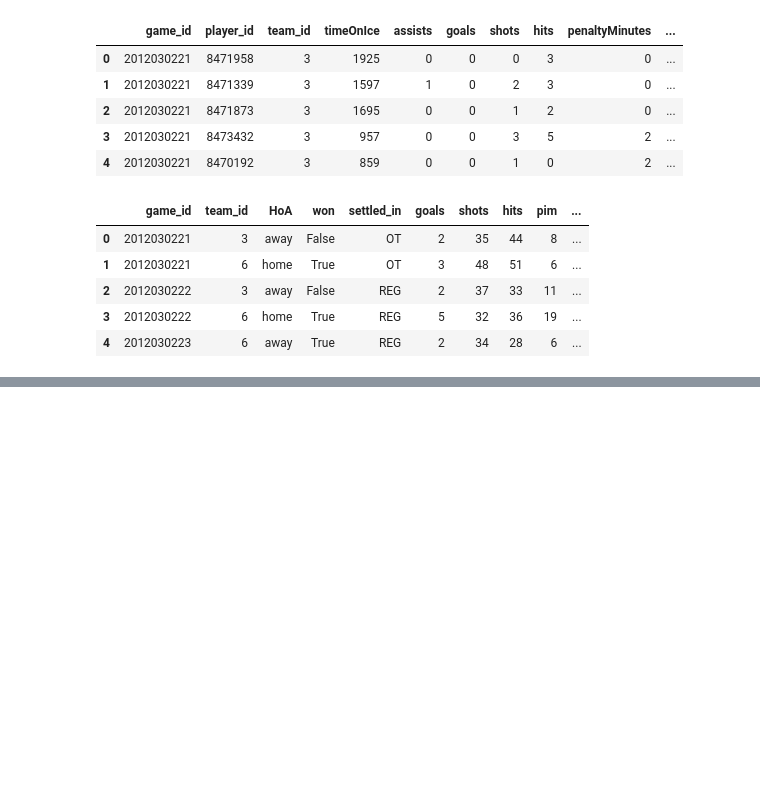
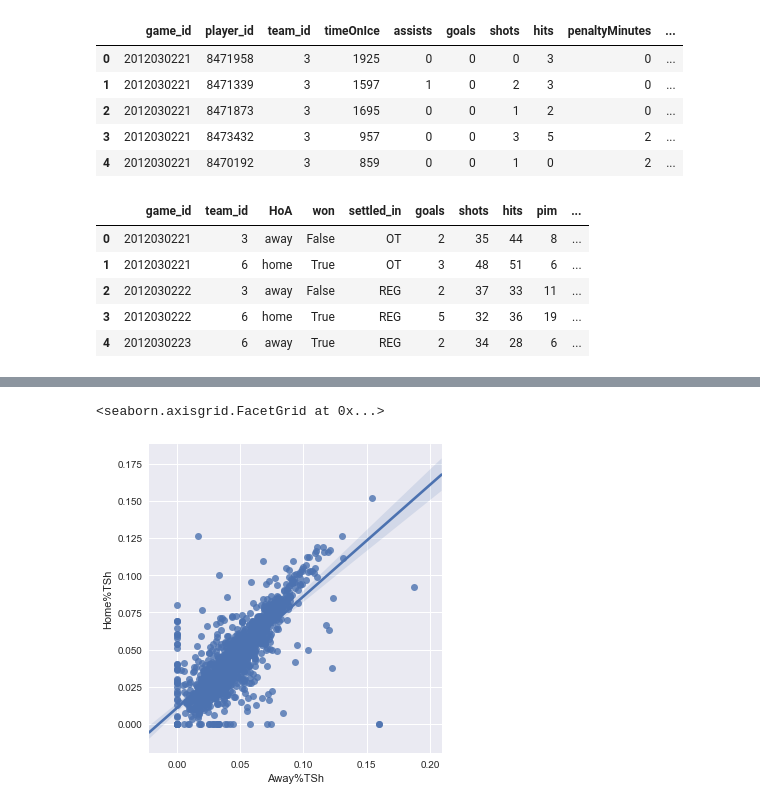
Before and after one commit to UCB-INFO-PYTHON/project_2_Bergan_Biseda_Hardy, a Jupyter notebook: mike_11_24_2018.ipynb, the cells around one changed output, grey strips where cells are left out. Cells and saved outputs as stored; diff of their text form; code cells hidden in the pictures; blank space fills up the shorter version.

Commit message:
Added a Home-Away % of Team Shots graph (sorry, still sloppy)

```diff
--- a/mike_11_24_2018.ipynb
+++ b/mike_11_24_2018.ipynb
@@ -548,3 +551,7 @@ game_merge_temp.head()
 | 2 | 2012030222 | 3 | away | False | REG | 2 | 37 | 33 | 11 | ... |
 | 3 | 2012030222 | 6 | home | True | REG | 5 | 32 | 36 | 19 | ... |
 | 4 | 2012030223 | 6 | away | True | REG | 2 | 34 | 28 | 6 | ... |
+# %%
+game_percent_table = pd.merge(game_percent_stats, game_merge_temp, how= 'left', on = 'game_team_id')
+game_percent_table = game_percent_table.assign(pctTSh = lambda df:df.shots_x/df.shots_y)
+game_percent_table.head()
@@ -550,0 +566,5 @@ game_merge_temp.head()
+# %%
+games_away_pct = game_percent_table[game_percent_table.HoA == 'away']
+games_away_pct.head()
+player_pcts_away = games_away_pct.groupby('player_id').mean()[['pctTSh','team_id_x']]
+type(player_pcts_away)
@@ -550,0 +573,10 @@ game_merge_temp.head()
+# %%
+games_home_pct = game_percent_table[game_percent_table.HoA == 'home']
+games_home_pct.head()
+player_pcts_home = games_home_pct.groupby('player_id').mean()
+player_pcts_home = player_pcts_home[['pctTSh','team_id_x']]
+type(player_pcts_home)
+player_TSh = pd.merge(player_pcts_home, player_pcts_away, on='player_id')
+# %%
+player_TSh = player_TSh.rename(columns = {"pctTSh_x":"Home%TSh","pctTSh_y":"Away%TSh"})
+player_TSh
@@ -550,0 +603,5 @@ game_merge_temp.head()
+# %%
+sns.lmplot(x='Away%TSh', y='Home%TSh', data=player_TSh)
+# %% [output]
+<seaborn.axisgrid.FacetGrid at 0x...>
+[figure, added]
```
Also changed, not shown: parts of 5 cells of this notebook.
